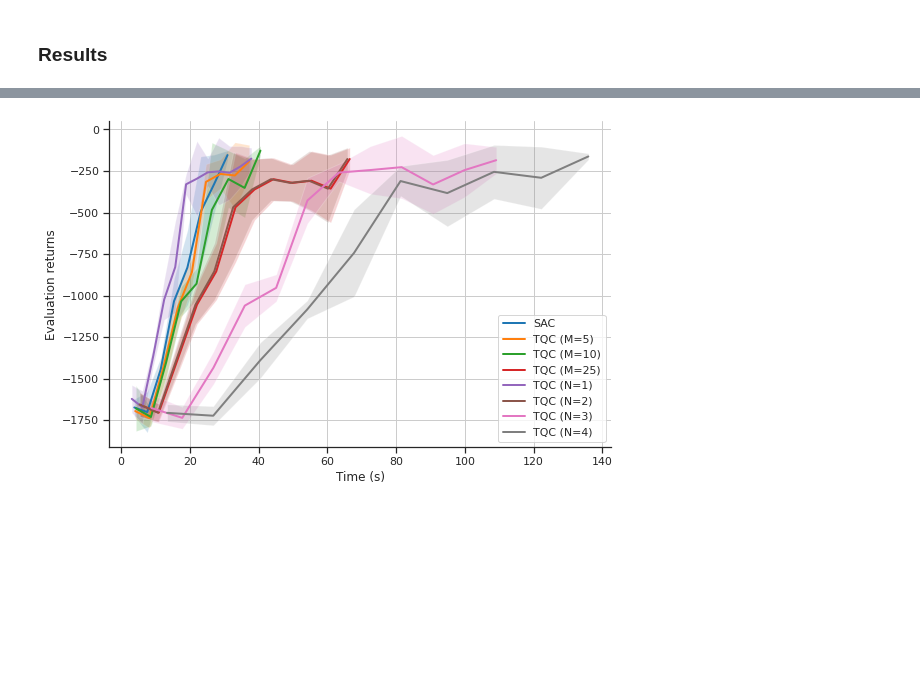
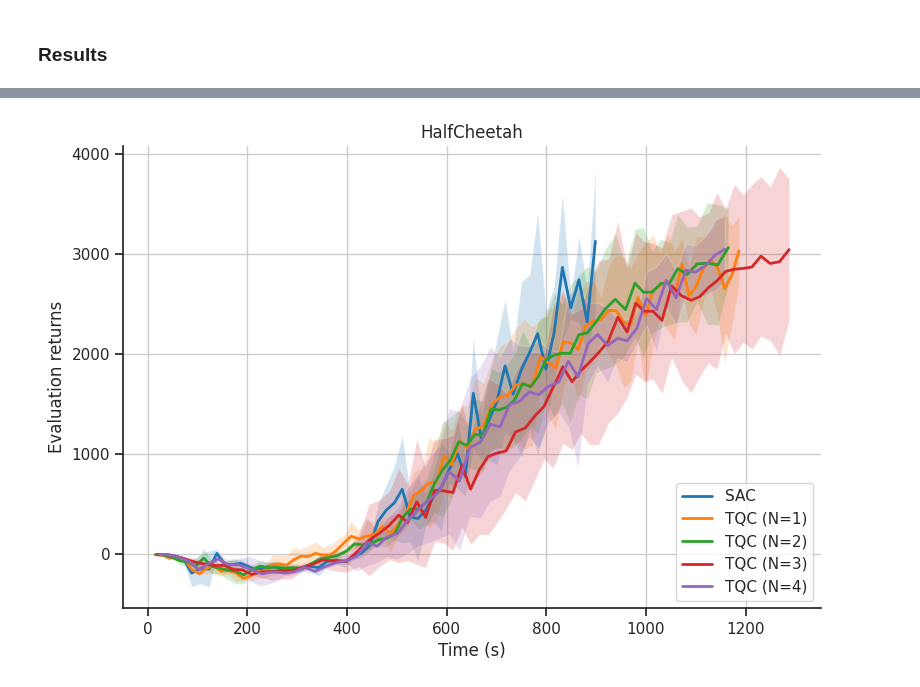
Before and after one commit to julesdubr/iar_tqc, a Jupyter notebook: plot.ipynb, the cells around one changed output, grey strips where cells are left out. Saved outputs shown, nothing was run; the diff lists cells and outputs as text; code cells hidden in the pictures; blank space fills up the shorter version.

Commit message:
added half cheetah time perfs

```diff
--- a/plot.ipynb
+++ b/plot.ipynb
@@ -428,0 +422,7 @@ env_name = "Pendulum-v1"
+# %%
+n_seeds = 3
+reward_threshold = 2000
+
+env_name = "HalfCheetah-v3"
+
+datas = {"sac": dict(), "tqc": {"n_quantiles": dict(), "n_critics": dict()}}
@@ -572,17 +618,18 @@ for n_critics in [1, 2, 3, 4]:
 ### Results
 # %%
 date = datetime.now().strftime("%m%d_%H%M%S")
-resdir = f"data/pendulum_curves_{date}.pkl"
-
-datas = {
-    "tqc": tqc_datas,
-    "sac": {"mean": sac_mean, "std": sac_std, "times": sac_times_mean},
-}
+env = env_name.split("-")[0].lower()
+resdir = f"data/{env}_curves_{date}.pkl"
 
 with open(resdir, "wb") as f:
     pk.dump(datas, f, protocol=pk.HIGHEST_PROTOCOL)
 # %%
-filename = f"pendulum_curves"
+env = env_name.split("-")[0].lower()
+filename = f"{env}_curves_{date}"
+# env = "pendulum"
+# filename = f"pendulum_curves"
 
 with open(f"data/{filename}.pkl", "rb") as f:
     datas = pk.load(f)
+
+reward_threshold = 3000
@@ -589,31 +661,25 @@ with open(f"data/{filename}.pkl", "rb") as f:
 # %%
 fig, ax = plt.subplots(figsize=(9,6))
 
-fails_colors = ["#bcbd22", "#17becf"]
-
-mean, std, times = cut_arrays(datas["sac"])
+mean, std, times = cut_arrays(datas["sac"], threshold=reward_threshold)
 ax.plot(times, mean, label="SAC", linewidth=2)
 ax.fill_between(times, mean-std, mean+std, alpha=0.2)
 
-for n_quantiles in [5, 10, 25]:
-    mean, std, times = cut_arrays(datas["tqc"]["n_quantiles"][n_quantiles])
-    ax.plot(times, mean, label=f"TQC (M={n_quantiles})", linewidth=2)
-    ax.fill_between(times, mean-std, mean+std, alpha=0.2)
-
 for n_critics in [1, 2, 3, 4]:
-    mean, std, times = cut_arrays(datas["tqc"]["n_critics"][n_critics])
+    mean, std, times = cut_arrays(datas["tqc"]["n_critics"][n_critics], threshold=reward_threshold)
     ax.plot(times, mean, label=f"TQC (N={n_critics})", linewidth=2)
     ax.fill_between(times, mean-std, mean+std, alpha=0.2)
 
 ax.legend(loc="lower right")
-# ax.set_xlim([0, 140])
 ax.set_xlabel("Time (s)")
 ax.set_ylabel("Evaluation returns")
+# ax.set_xlim([-5, 145])
+ax.set_title(env_name[:-3])
 
 fig.savefig(
-    f"plots/pendulum_sac_tqc_perf.png", facecolor="white", transparent=False
+    f"plots/{env}_sac_tqc_critics.png", facecolor="white", transparent=False
 )
 
 plt.show()
 # %% [output]
-[figure, old version]
+[figure, new version]
```
Also changed, not shown: parts of 10 cells of this notebook, 12 other files.
